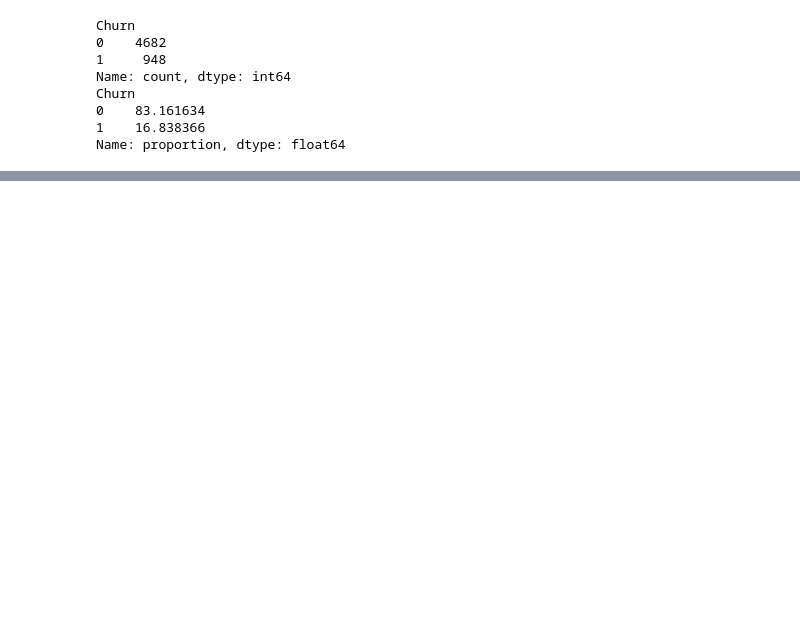
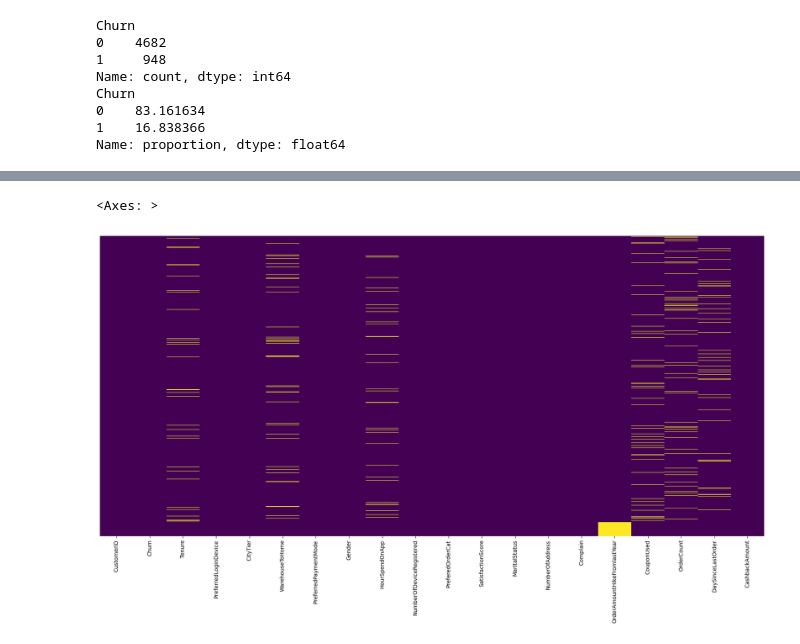
Before and after one commit to NgocPhuongThaoLe/Mini-project-1-EDA, a Jupyter notebook: 2. notebooks/churn_analysis.ipynb, the cells around one changed output, grey strips where cells are left out. Cells and saved outputs as stored; diff of their text form; code cells hidden in the pictures; blank space fills up the shorter version.

```diff
--- a/2. notebooks/churn_analysis.ipynb
+++ b/2. notebooks/churn_analysis.ipynb
@@ -138,22 +94,0 @@ Total remaining missing values: 0
-# %%
-# Define categorical columns list
-cat_cols = [
-    'PreferredLoginDevice',
-    'PreferredPaymentMode',
-    'Gender',
-    'PreferedOrderCat',
-    'MaritalStatus',
-]
-
-# Standardize categorical columns to 'category' type
-for col in cat_cols:
-  # Remove trailing whitespaces and standardize capitalization (e.g., 'Mobile' vs 'mobile ')
-  df_churn_predictions[col] = (
-      df_churn_predictions[col].astype(str).str.strip().str.title()
-  )
-# Remove trailing whitespaces and standardize capitalization (e.g., 'Mobile' vs 'mobile ')
-  df_churn_predictions[col] = (
-      df_churn_predictions[col].astype(str).str.strip().str.title()
-  )
-  # Convert to category data type for memory optimization and better EDA grouping
-  df_churn_predictions[col] = df_churn_predictions[col].astype('category')
@@ -159,0 +105,16 @@ for col in cat_cols:
+# %%
+cat_cols = [
+    'PreferredLoginDevice',
+    'PreferredPaymentMode',
+    'Gender',
+    'PreferedOrderCat',
+    'MaritalStatus'
+]
+
+for col in cat_cols:
+    df_churn_predictions[col] = df_churn_predictions[col].astype('category')
+
+df_churn_predictions['CustomerID'] = df_churn_predictions['CustomerID'].astype(str)
+
+# Check the result
+print(df_churn_predictions.info())
@@ -159,0 +182,9 @@ for col in cat_cols:
+# %%
+# plot the missing values
+# make a figure size
+plt.figure(figsize=(22, 10))
+# plot the null values in each column
+sns.heatmap(df_churn_predictions.isnull(), yticklabels=False, cbar=False, cmap='viridis')
+# %% [output]
+<Axes: >
+[figure, added]
```
Also changed, not shown: parts of 29 cells of this notebook, 2 other files.
